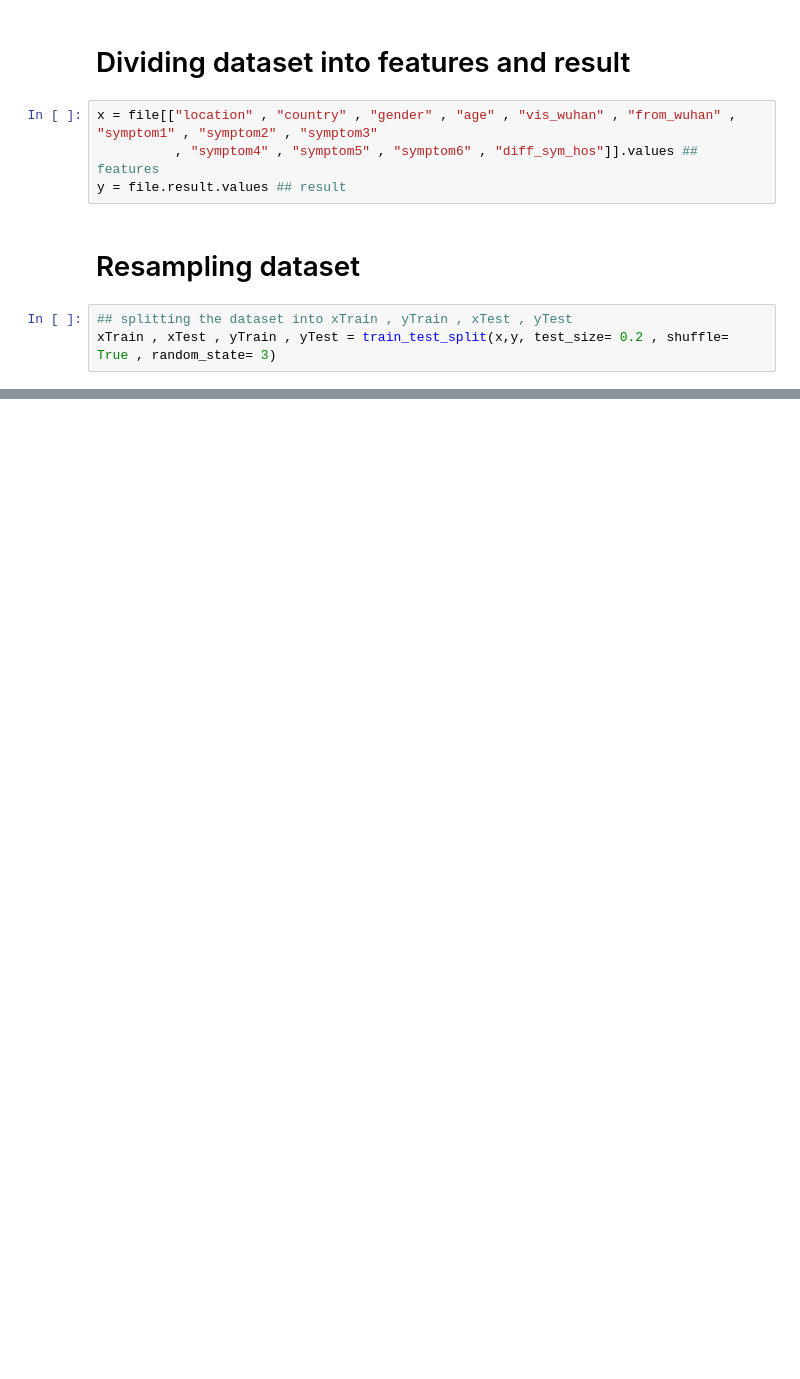
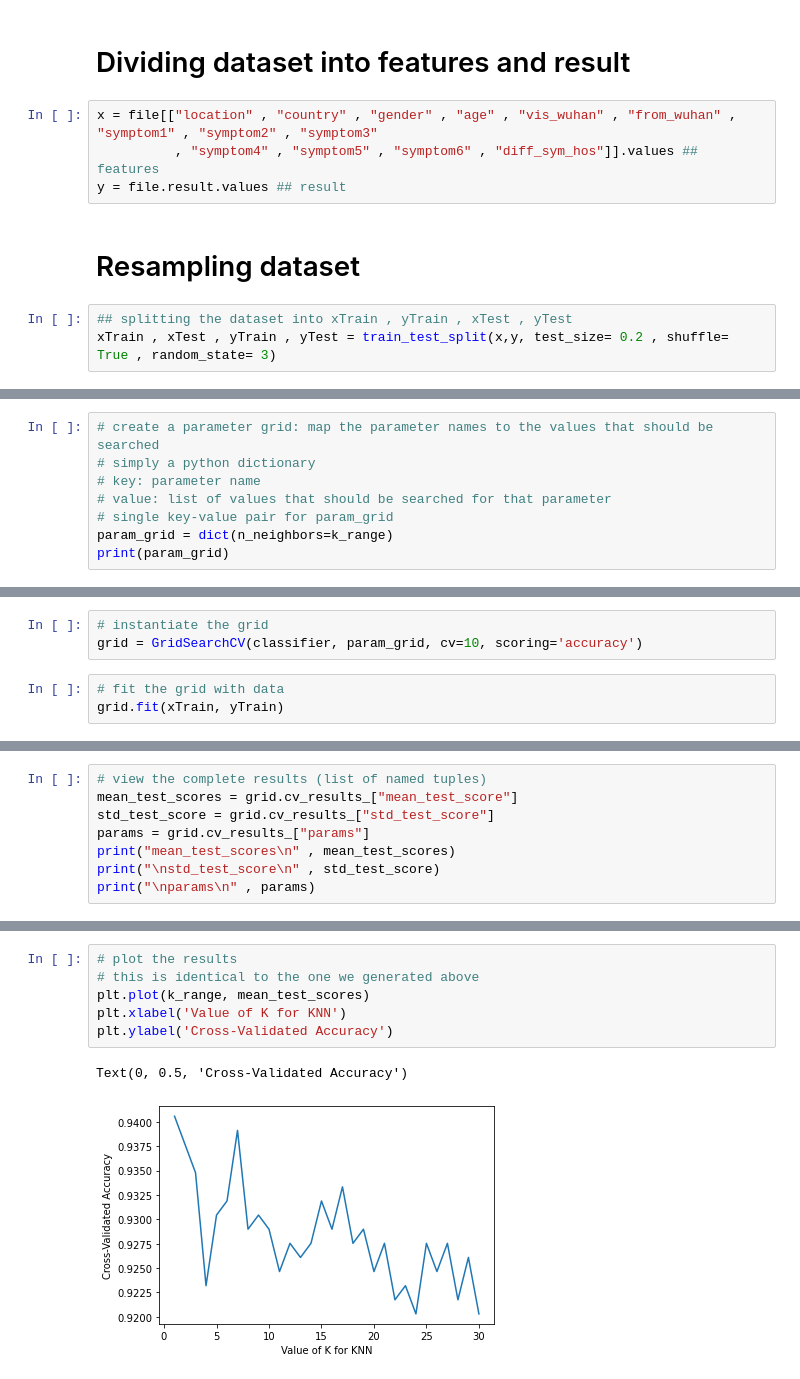
Before and after one commit to mahmodKhaled/COVID-19-Outcome-Prediction, a Jupyter notebook: KNN.ipynb, the cells around one changed output, grey strips where cells are left out. Drawn from its saved outputs; the diff is of its cells as text; blank space fills up the shorter version.

Commit message:
complete knn classifier

```diff
--- a/KNN.ipynb
+++ b/KNN.ipynb
@@ -34,0 +62,8 @@ xTrain , xValidate , yTrain , yValidate = train_test_split(xTrain,yTrain, test_s
+# %%
+# create a parameter grid: map the parameter names to the values that should be searched
+# simply a python dictionary
+# key: parameter name
+# value: list of values that should be searched for that parameter
+# single key-value pair for param_grid
+param_grid = dict(n_neighbors=k_range)
+print(param_grid)
@@ -34,0 +72,6 @@ xTrain , xValidate , yTrain , yValidate = train_test_split(xTrain,yTrain, test_s
+# %%
+# instantiate the grid
+grid = GridSearchCV(classifier, param_grid, cv=10, scoring='accuracy')
+# %%
+# fit the grid with data
+grid.fit(xTrain, yTrain)
@@ -34,0 +84,8 @@ xTrain , xValidate , yTrain , yValidate = train_test_split(xTrain,yTrain, test_s
+# %%
+# view the complete results (list of named tuples)
+mean_test_scores = grid.cv_results_["mean_test_score"]
+std_test_score = grid.cv_results_["std_test_score"]
+params = grid.cv_results_["params"]
+print("mean_test_scores\n" , mean_test_scores)
+print("\nstd_test_score\n" , std_test_score)
+print("\nparams\n" , params)
@@ -34,0 +109,9 @@ xTrain , xValidate , yTrain , yValidate = train_test_split(xTrain,yTrain, test_s
+# %%
+# plot the results
+# this is identical to the one we generated above
+plt.plot(k_range, mean_test_scores)
+plt.xlabel('Value of K for KNN')
+plt.ylabel('Cross-Validated Accuracy')
+# %% [output]
+Text(0, 0.5, 'Cross-Validated Accuracy')
+[figure, added]
```
Also changed, not shown: parts of 23 cells of this notebook.
